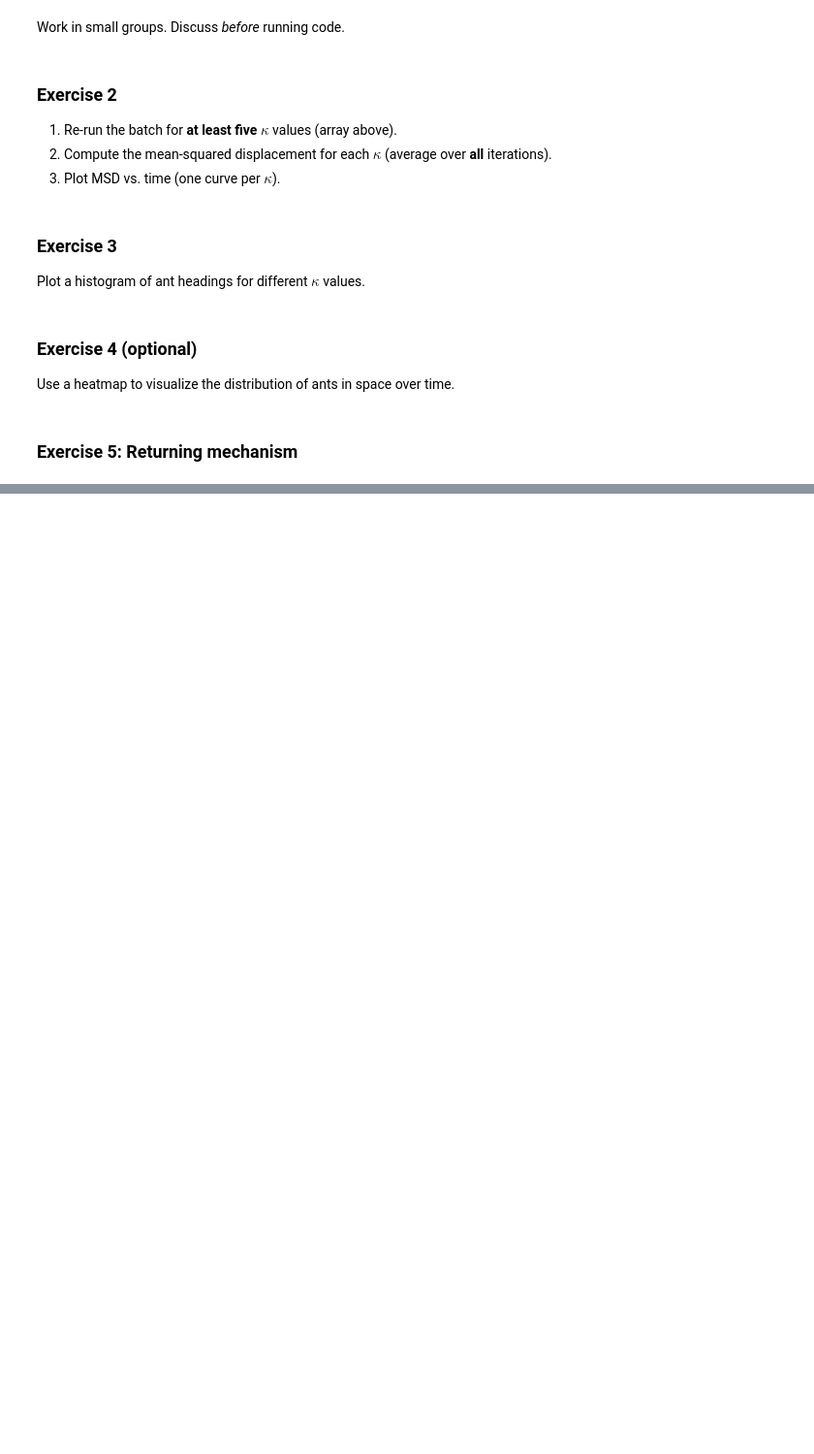
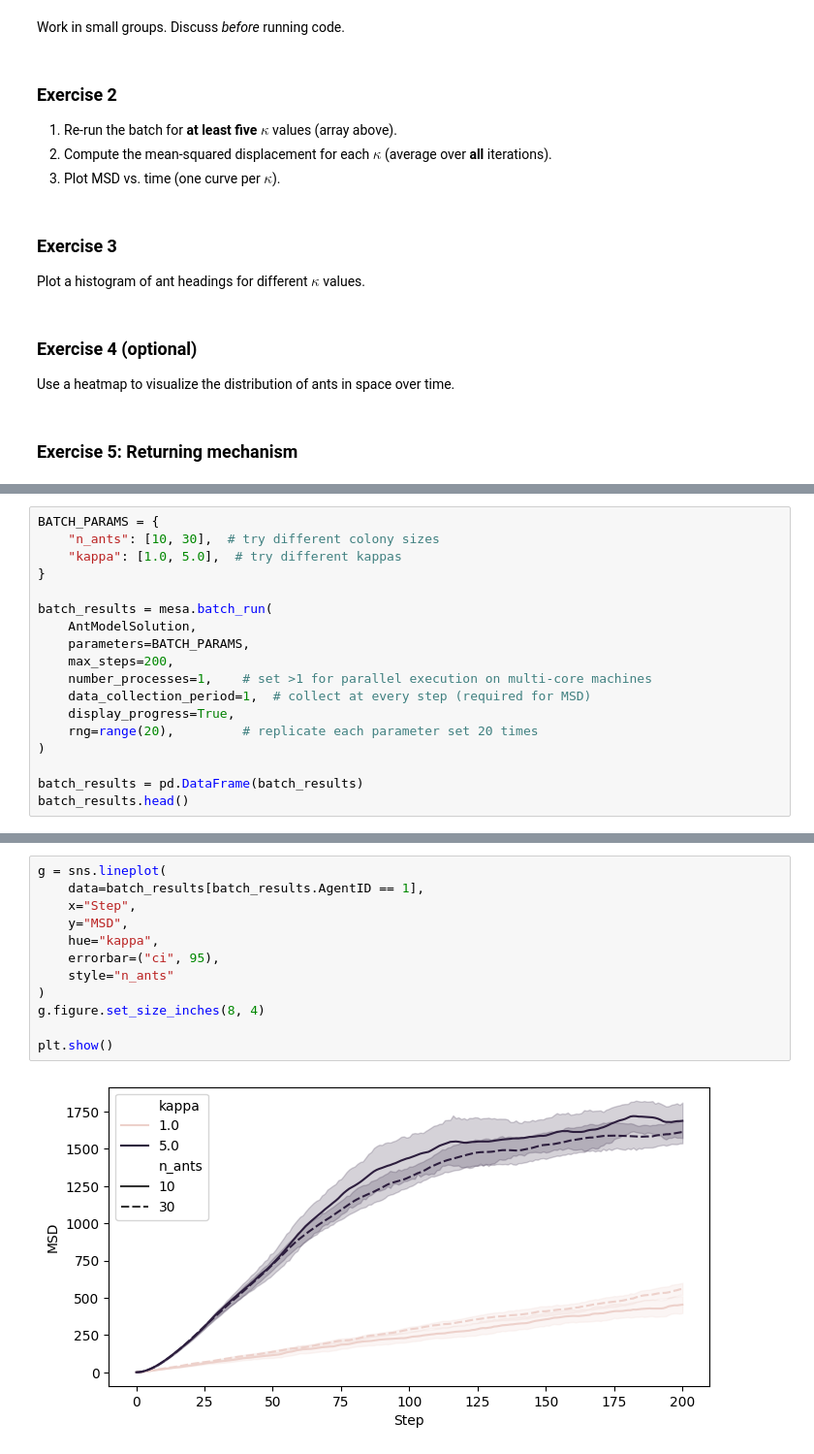
Before and after one commit to vagechirkov/Modeling-Ant-Foraging, a Jupyter notebook: Day 1/random_walk.ipynb, the cells around one changed output, grey strips where cells are left out. Shown at 97% size. Drawn from its saved outputs; the diff is of its cells as text; blank space fills up the shorter version.

Commit message:
add msd visualization solution

```diff
--- a/Day 1/random_walk.ipynb
+++ b/Day 1/random_walk.ipynb
@@ -194,0 +199,18 @@ Use a heatmap to visualize the distribution of ants in space over time.
+# %%
+BATCH_PARAMS = {
+    "n_ants": [10, 30],  # try different colony sizes
+    "kappa": [1.0, 5.0],  # try different kappas
+}
+
+batch_results = mesa.batch_run(
+    AntModelSolution,
+    parameters=BATCH_PARAMS,
+    max_steps=200,
+    number_processes=1,    # set >1 for parallel execution on multi‑core machines
+    data_collection_period=1,  # collect at every step (required for MSD)
+    display_progress=True,
+    rng=range(20),         # replicate each parameter set 20 times
+)
+
+batch_results = pd.DataFrame(batch_results)
+batch_results.head()
@@ -194,0 +224,14 @@ Use a heatmap to visualize the distribution of ants in space over time.
+# %%
+g = sns.lineplot(
+    data=batch_results[batch_results.AgentID == 1],
+    x="Step",
+    y="MSD",
+    hue="kappa",
+    errorbar=("ci", 95),
+    style="n_ants"
+)
+g.figure.set_size_inches(8, 4)
+
+plt.show()
+# %% [output]
+[figure, added]
```
Also changed, not shown: parts of 4 cells of this notebook, 1 other file.
